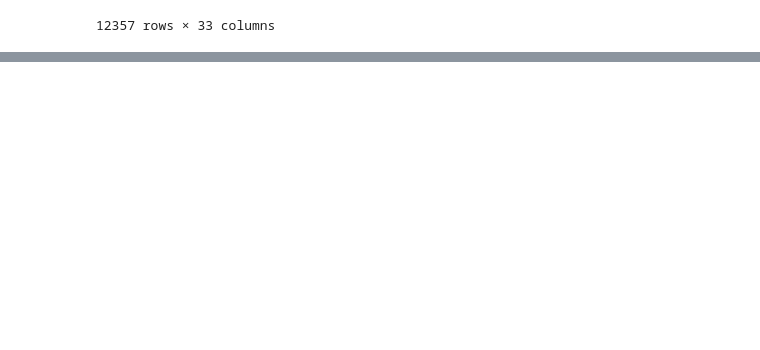
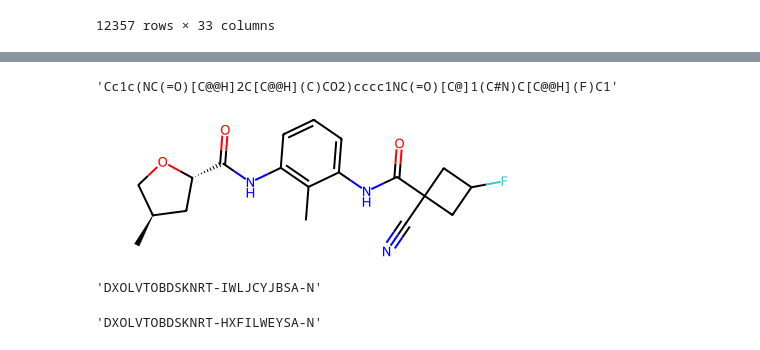
Before and after one commit to kate-fie/EV-A71-2A-syndirella-run, a Jupyter notebook: analyse/2.ipynb, the cells around one changed output, grey strips where cells are left out. Cells and saved outputs as stored; diff of their text form; code cells hidden in the pictures; blank space fills up the shorter version.

```diff
--- a/analyse/2.ipynb
+++ b/analyse/2.ipynb
@@ -36,0 +49,20 @@ df1
+# %%
+smiles = Chem.MolToSmiles(mol)
+smiles
+# %% [output]
+'Cc1c(NC(=O)[C@@H]2C[C@@H](C)CO2)cccc1NC(=O)[C@]1(C#N)C[C@@H](F)C1'
+# %%
+mol1 = Chem.MolFromSmiles('Cc1c(NC(=O)[C@@H]2C[C@@H](C)CO2)cccc1NC(=O)C1(C#N)CC(F)C1')
+mol1
+# %% [output]
+[figure, added]
+# %%
+inchi_key1 = Chem.MolToInchiKey(mol1)
+inchi_key1
+# %% [output]
+'DXOLVTOBDSKNRT-IWLJCYJBSA-N'
+# %%
+inchi_key = Chem.MolToInchiKey(mol)
+inchi_key
+# %% [output]
+'DXOLVTOBDSKNRT-HXFILWEYSA-N'
```
Also changed, not shown: parts of 5 cells of this notebook, 11 other files.
